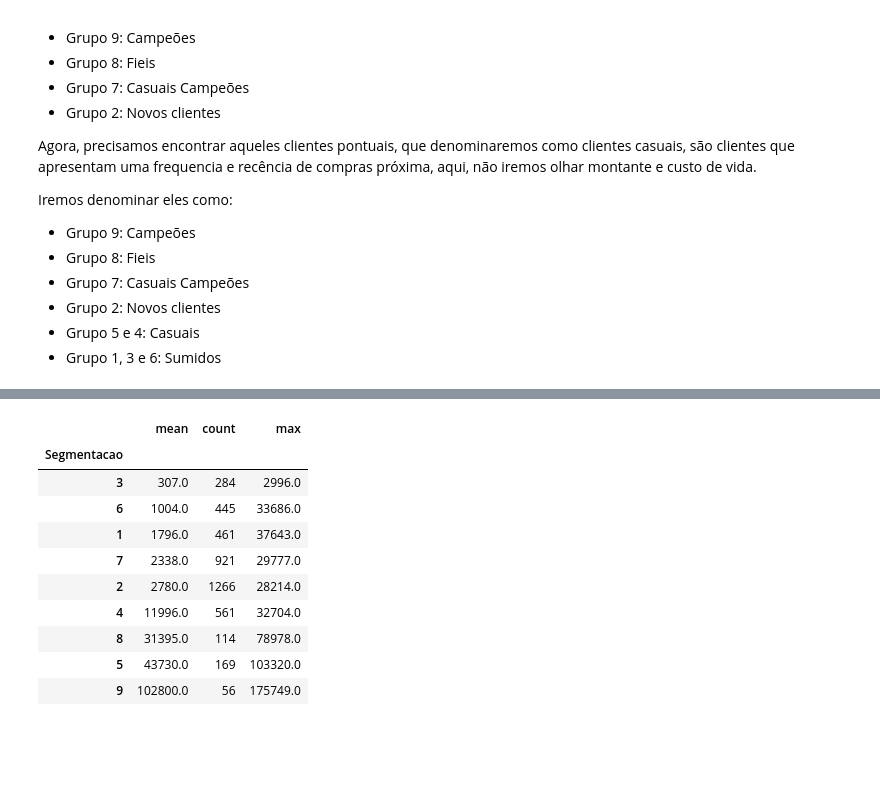
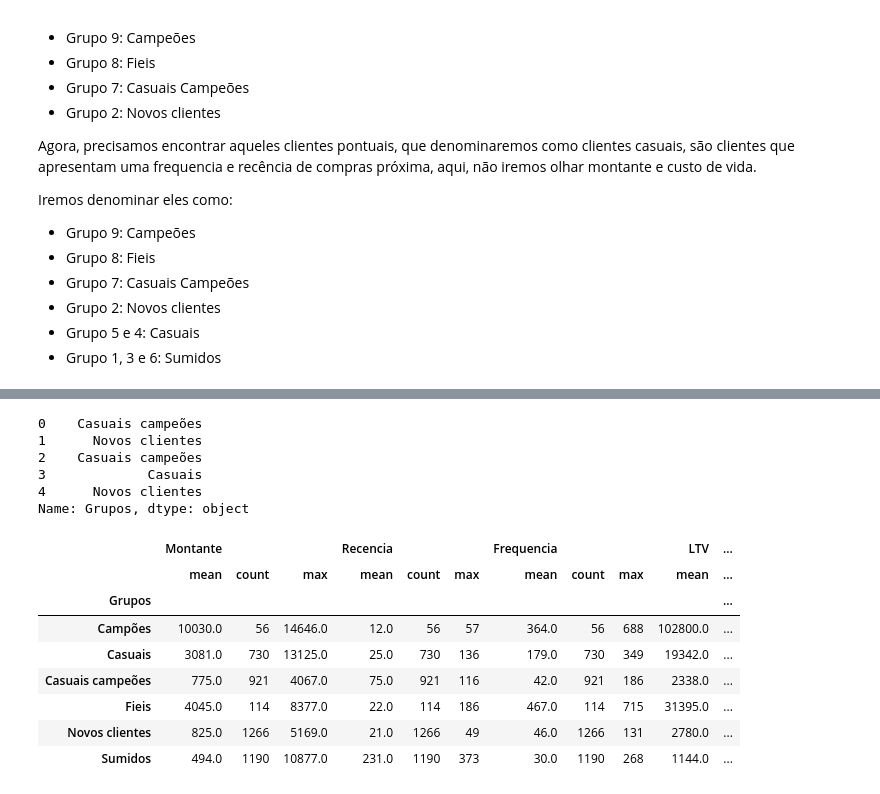
Before and after one commit to wander-asb/Customer_Segmentation, a Jupyter notebook: Segmentação_de_consumidores.ipynb, the cells around one changed output, grey strips where cells are left out. Cells and saved outputs as stored; diff of their text form; code cells hidden in the pictures; blank space fills up the shorter version.

```diff
--- a/Segmentação_de_consumidores.ipynb
+++ b/Segmentação_de_consumidores.ipynb
@@ -371,14 +342,0 @@ tabela_segmentacao['Frequencia'].sort_values('mean')
-# %%
-tabela_segmentacao['LTV'].sort_values('mean')
-# %% [output]
-|  | mean | count | max |
-| Segmentacao |  |  |  |
-| 3 | 307.0 | 284 | 2996.0 |
-| 6 | 1004.0 | 445 | 33686.0 |
-| 1 | 1796.0 | 461 | 37643.0 |
-| 7 | 2338.0 | 921 | 29777.0 |
-| 2 | 2780.0 | 1266 | 28214.0 |
-| 4 | 11996.0 | 561 | 32704.0 |
-| 8 | 31395.0 | 114 | 78978.0 |
-| 5 | 43730.0 | 169 | 103320.0 |
-| 9 | 102800.0 | 56 | 175749.0 |
@@ -384,0 +364,21 @@ tabela_segmentacao['LTV'].sort_values('mean')
+# %%
+df_model['Grupos'].head()
+# %% [output]
+0    Casuais campeões
+1      Novos clientes
+2    Casuais campeões
+3             Casuais
+4      Novos clientes
+Name: Grupos, dtype: object
+# %%
+df_model[['Grupos','Montante','Recencia','Frequencia','LTV']].groupby('Grupos').agg(['mean','count','max']).round()
+# %% [output]
+|  | Montante |  |  | Recencia |  |  | Frequencia |  |  | LTV | ... |
+|  | mean | count | max | mean | count | max | mean | count | max | mean | ... |
+| Grupos |  |  |  |  |  |  |  |  |  |  | ... |
+| Campões | 10030.0 | 56 | 14646.0 | 12.0 | 56 | 57 | 364.0 | 56 | 688 | 102800.0 | ... |
+| Casuais | 3081.0 | 730 | 13125.0 | 25.0 | 730 | 136 | 179.0 | 730 | 349 | 19342.0 | ... |
+| Casuais campeões | 775.0 | 921 | 4067.0 | 75.0 | 921 | 116 | 42.0 | 921 | 186 | 2338.0 | ... |
+| Fieis | 4045.0 | 114 | 8377.0 | 22.0 | 114 | 186 | 467.0 | 114 | 715 | 31395.0 | ... |
+| Novos clientes | 825.0 | 1266 | 5169.0 | 21.0 | 1266 | 49 | 46.0 | 1266 | 131 | 2780.0 | ... |
+| Sumidos | 494.0 | 1190 | 10877.0 | 231.0 | 1190 | 373 | 30.0 | 1190 | 268 | 1144.0 | ... |
```
Also changed, not shown: parts of 5 cells of this notebook.
